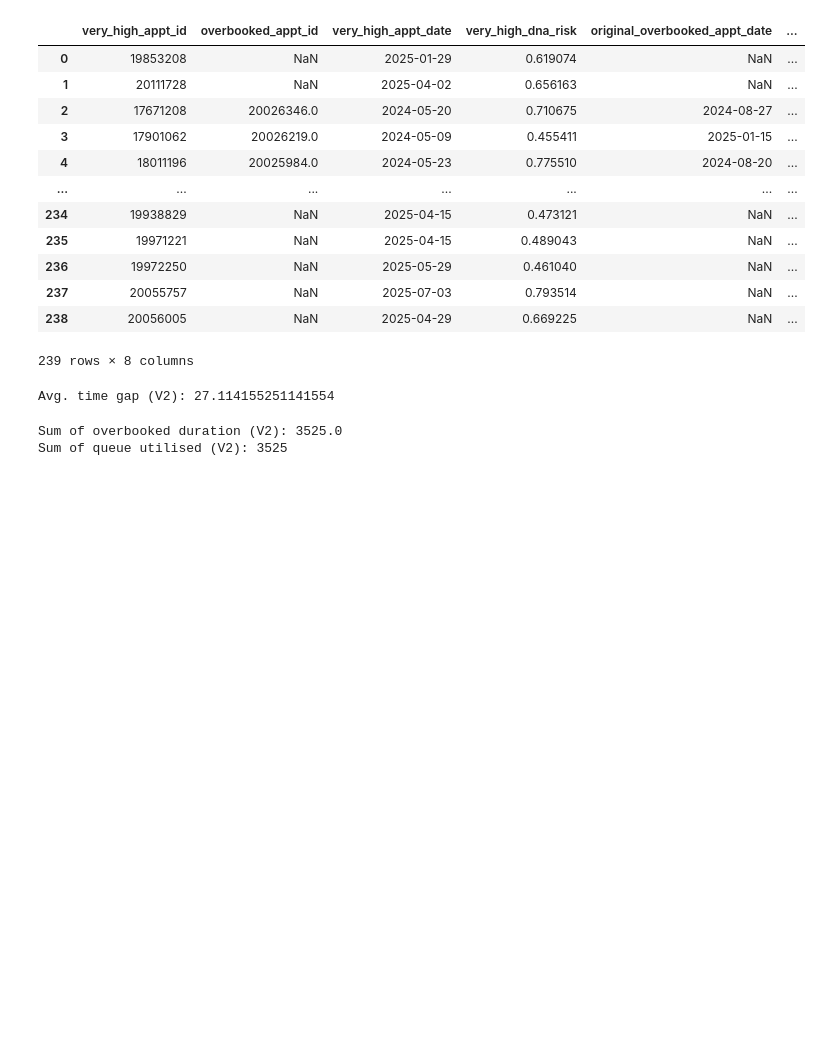
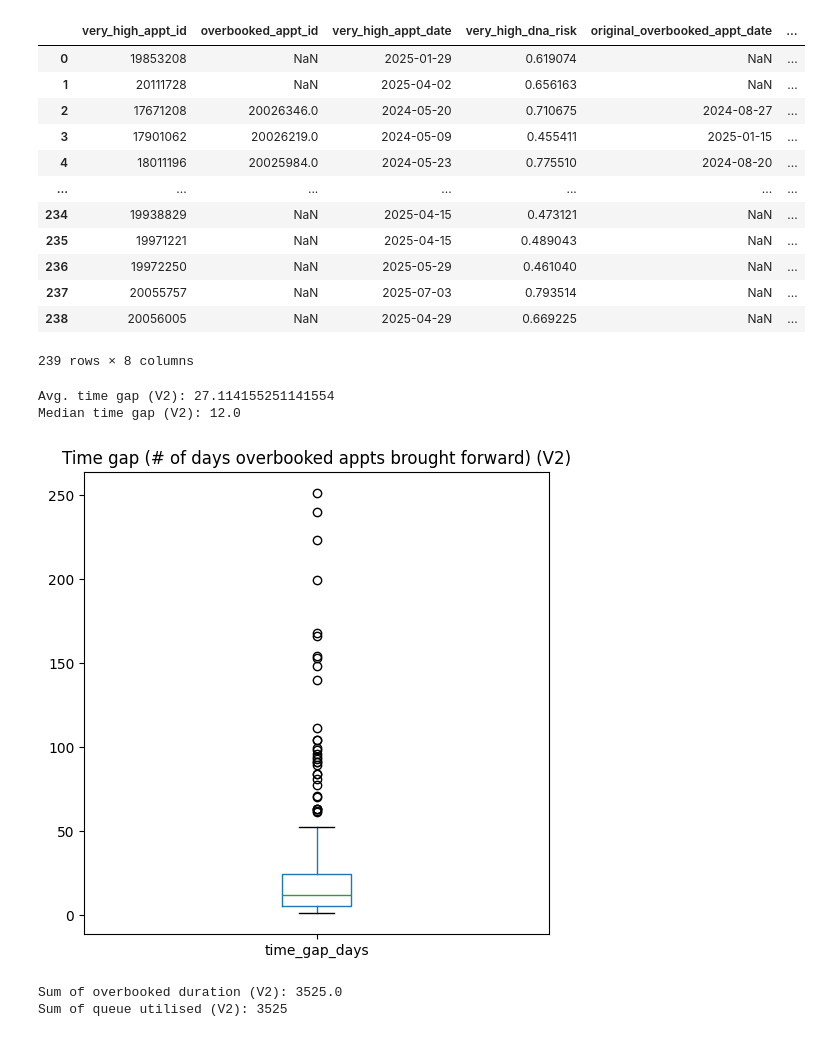
Before and after one commit to hallucinojenlee/hds_dna, a Jupyter notebook: scripts/overbooking_model.ipynb, the cells around one changed output. Cells and saved outputs as stored; diff of their text form; code cells hidden in the pictures; blank space fills up the shorter version.

```diff
--- a/scripts/overbooking_model.ipynb
+++ b/scripts/overbooking_model.ipynb
@@ -521,10 +522,19 @@ overbooked_df_v2
 | 238 | 20056005 | NaN | 2025-04-29 | 0.669225 | NaN | ... |
 239 rows × 8 columns
 # %%
-# Calculate the average time gap
+# Calculate the average & median time gap
 print("Avg. time gap (V2):", overbooked_df_v2["time_gap_days"].mean())
+print("Median time gap (V2):", overbooked_df_v2["time_gap_days"].median())
+
+
+# Plot boxplot
+overbooked_df_v2.boxplot(column="time_gap_days", figsize=(6, 6), grid=False)
+plt.title("Time gap (# of days overbooked appts brought forward) (V2)")
+plt.show()
 # %% [output]
 Avg. time gap (V2): 27.114155251141554
+Median time gap (V2): 12.0
+[figure, added]
 # %%
 # Count the remaining appointments in each queue
 remaining_10_v2 = len(queue10_v2) * 10
```
Also changed, not shown: parts of 18 cells of this notebook, 1 other file.
